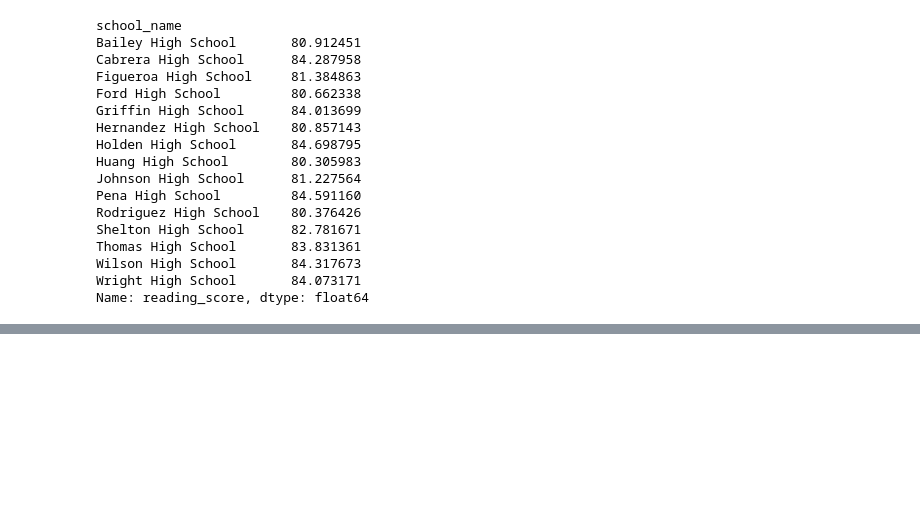
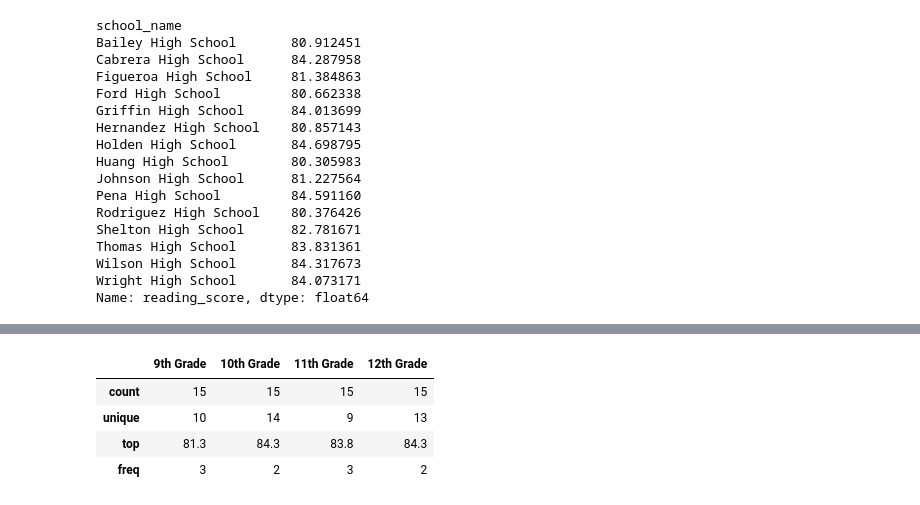
Before and after one commit to MelissaLesiewicz/School_District_Analysis, a Jupyter notebook: PyCitySchools.ipynb, the cells around one changed output, grey strips where cells are left out. Cells and saved outputs as stored; diff of their text form; code cells hidden in the pictures; blank space fills up the shorter version.

```diff
--- a/PyCitySchools.ipynb
+++ b/PyCitySchools.ipynb
@@ -668,5 +681,11 @@ math_scores_by_grade.head()
 # %%
-reading_scores_by_grade.head()
+reading_scores_by_grade
+# %% [output]
+|  | 9th Grade | 10th Grade | 11th Grade | 12th Grade |
+| count | 15 | 15 | 15 | 15 |
+| unique | 10 | 14 | 9 | 13 |
+| top | 81.3 | 84.3 | 83.8 | 84.3 |
+| freq | 3 | 2 | 3 | 2 |
 # %%
 #Group the schools into four bins, or ranges, based on the budget per student.
 #describe per_student_budget to decide on bin ranges
```
Also changed, not shown: parts of 20 cells of this notebook, 12 other files.
